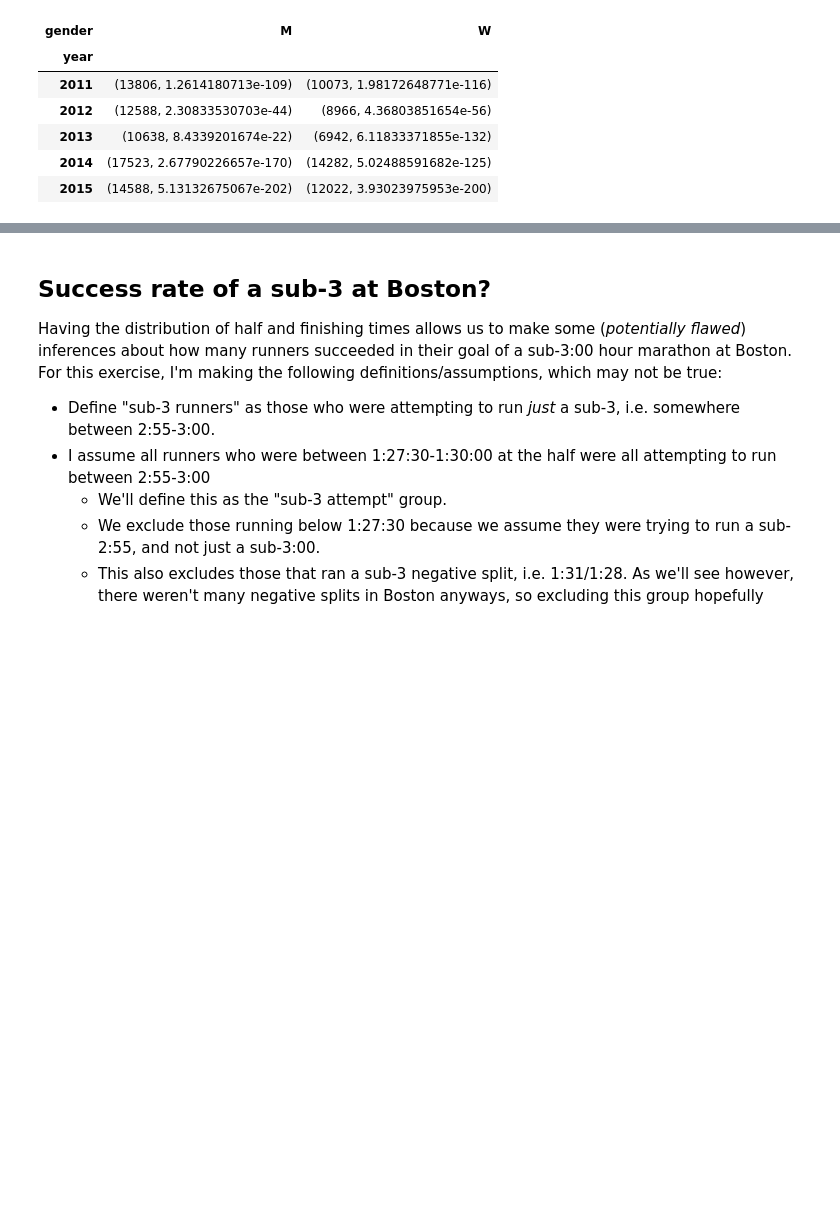
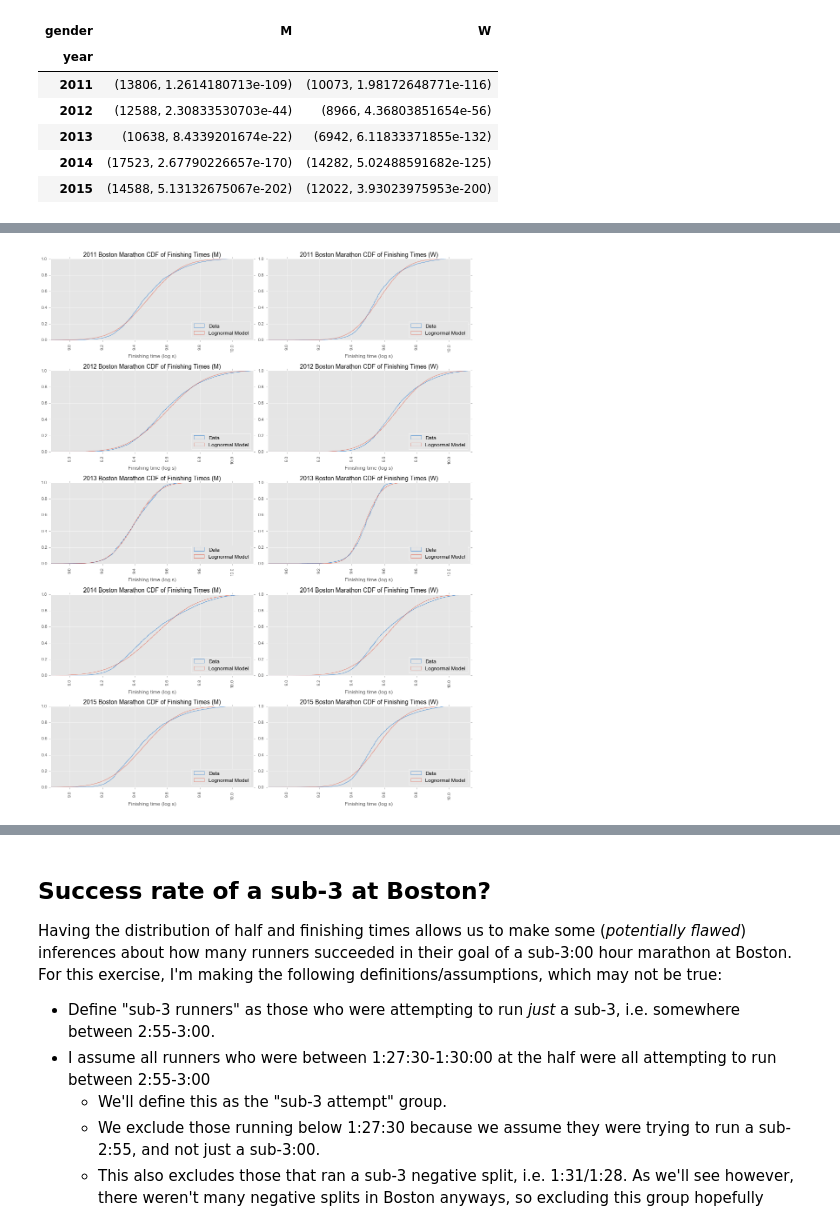
Before and after one commit to pchng/boston-marathon-2011-2015, a Jupyter notebook: Boston Marathon 2011-2015 Results Analysis.ipynb, the cells around one changed output, grey strips where cells are left out. Drawn from its saved outputs; the diff is of its cells as text; code cells hidden in the pictures; blank space fills up the shorter version.

```diff
--- a/Boston Marathon 2011-2015 Results Analysis.ipynb
+++ b/Boston Marathon 2011-2015 Results Analysis.ipynb
@@ -537,0 +599,11 @@ I don't know exactly why my result differ so much from [*El Helou et al.*](http:
+# %%
+results_year_gender_groupby, groupby_keys = sorted_sub_groups(results, ['year', 'gender'])
+fig, axes = pyplot.subplots(nrows=len(results.year.unique()), ncols=len(results.gender.unique()), figsize=(14, 18))
+i = 0
+for year, gender in groupby_keys:
+    plot_cdf_with_norm(results_year_gender_groupby.get_group((year, gender)), axes[i/2, i%2],
+                       title='{} Boston Marathon CDF of Finishing Times ({})'.format(year, gender), lognormal=True)
+    i += 1
+pyplot.tight_layout()
+# %% [output]
+[figure, added]
```
Also changed, not shown: parts of 13 cells of this notebook.
